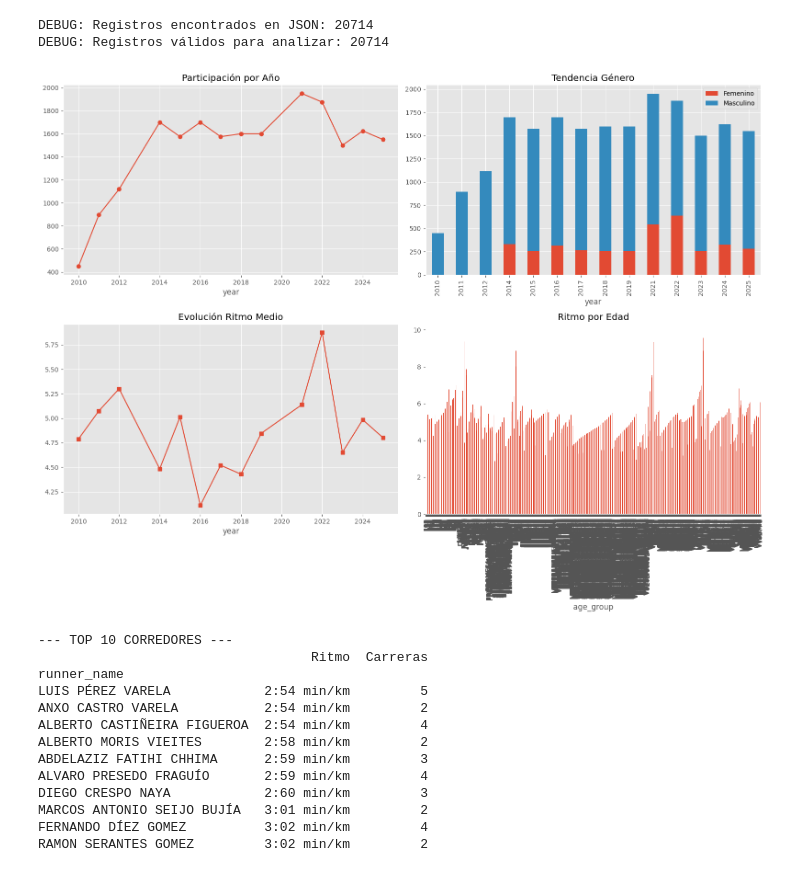
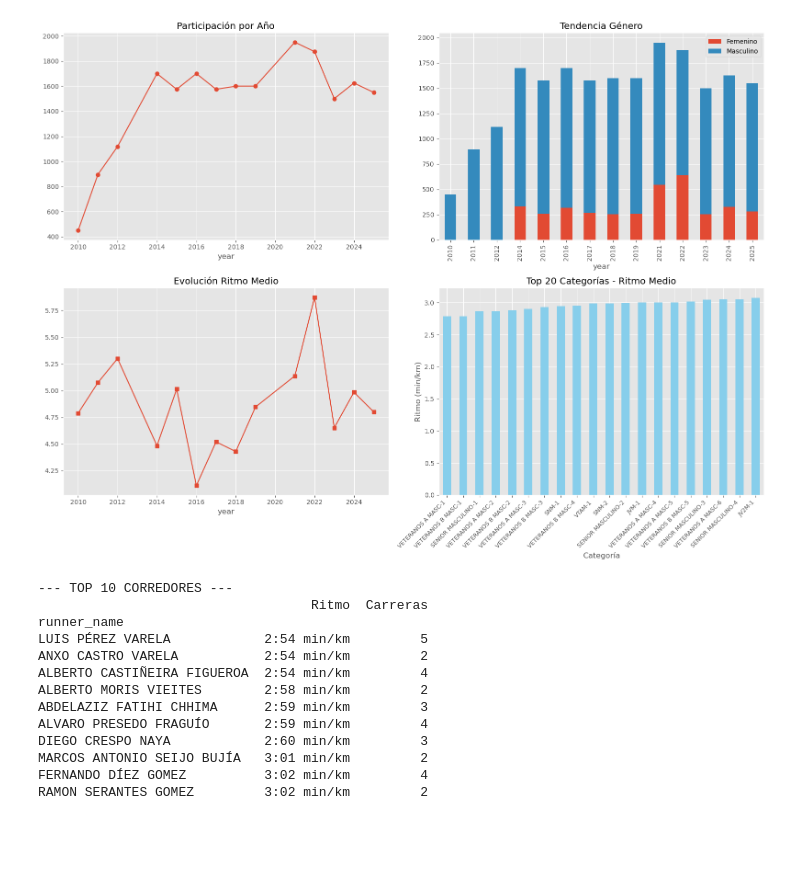
Before and after one commit to sebasrt97/Race-Analysis-Platform, a Jupyter notebook: analisis.ipynb, the cells around one changed output. Saved outputs shown, nothing was run; the diff lists cells and outputs as text; code cells hidden in the pictures; blank space fills up the shorter version.

```diff
--- a/analisis.ipynb
+++ b/analisis.ipynb
@@ -3,11 +3,9 @@ import pandas as pd
 import matplotlib.pyplot as plt
 import sys
 
-# --- UTILIDADES ---
 def time_to_seconds(t_str):
     try:
         if pd.isna(t_str) or str(t_str).strip() == "": return None
-        # Si pandas ya lo convirtió a datetime/time por error
         t_str = str(t_str).split()[-1] if ' ' in str(t_str) else str(t_str)
         parts = t_str.strip().split(':')
         if len(parts) == 3:
@@ -22,86 +20,82 @@ def format_pace(decimal_minutes):
     seconds = int(round((decimal_minutes - minutes) * 60))
     return f"{minutes}:{seconds:02} min/km"
 
-# --- CARGA Y DIAGNÓSTICO ---
-ruta_json = '/home/sebas/Race-Analysis-Platform/scrapy_project/edMongo.json'
+# --- CARGA DE DATOS ---
+ruta_json = 'scrapy_project/edMongo.json'
 df_raw = pd.read_json(ruta_json)
 
-print(f"DEBUG: Registros encontrados en JSON: {len(df_raw)}")
-
-# --- PROCESAMIENTO SEGURO ---
+# --- PROCESAMIENTO DE DATOS ---
 df = df_raw.copy()
 df['finish_seconds'] = df['finish_time'].apply(time_to_seconds)
 df['race_distance'] = pd.to_numeric(df['race_distance'], errors='coerce')
 df['fecha'] = pd.to_datetime(df['fecha'], dayfirst=True, errors='coerce')
 
-# Veto a la imaginación: Limpiamos solo lo crítico
 df = df.dropna(subset=['finish_seconds', 'race_distance']).copy()
 
 if df.empty:
-    print("ERROR: El DataFrame quedó vacío tras limpiar 'finish_time' y 'race_distance'.")
-    print("Verifica que los formatos en el JSON sean correctos (HH:MM:SS y números).")
+    print("ERROR: Datos insuficientes tras la limpieza de registros.")
     sys.exit()
 
 df['year'] = df['fecha'].dt.year.fillna(0).astype(int)
 df['pace_min_km'] = (df['finish_seconds'] / 60) / df['race_distance']
 df['gender'] = df['gender'].astype(str).str.strip().str.capitalize()
 
-print(f"DEBUG: Registros válidos para analizar: {len(df)}")
-
 # --- VISUALIZACIÓN ---
 plt.style.use('ggplot')
 fig, axes = plt.subplots(2, 2, figsize=(16, 12))
 ax = axes.flatten()
 
-# A. Participación (Solo si hay años válidos)
+# A. Participación por Año
 if not df[df['year'] > 0].empty:
     df[df['year'] > 0].groupby('year').size().plot(ax=ax[0], kind='line', marker='o', title='Participación por Año')
 
-# B. Género (Protección contra el TypeError)
+# B. Tendencia por Género
 gender_trends = df.groupby(['year', 'gender']).size().unstack(fill_value=0)
 if not gender_trends.empty and (gender_trends.values > 0).any():
     gender_trends.columns = [str(c) for c in gender_trends.columns]
     gender_trends.plot(kind='bar', stacked=True, ax=ax[1], title='Tendencia Género')
 else:
     ax[1].set_title("Género: Datos insuficientes")
 
-# C. Ritmo Medio
+# C. Evolución Ritmo Medio
 df.groupby('year')['pace_min_km'].mean().plot(ax=ax[2], kind='line', marker='s', title='Evolución Ritmo Medio')
 
-# D. Ritmo por Edad
-df.groupby('age_group')['pace_min_km'].mean().sort_index().plot(ax=ax[3], kind='bar', title='Ritmo por Edad')
+# D. Ritmo Medio por Categoría (Top 20)
+resumen_edad = df.groupby('age_group')['pace_min_km'].mean().sort_values(ascending=True).head(20)
+resumen_edad.plot(kind='bar', ax=ax[3], title='Top 20 Categorías - Ritmo Medio', color='skyblue')
+
+ax[3].set_xticks(range(len(resumen_edad)))
+ax[3].set_xticklabels(resumen_edad.index, rotation=45, ha='right', fontsize=9)
+ax[3].set_xlabel('Categoría')
+ax[3].set_ylabel('Ritmo (min/km)')
 
 plt.tight_layout()
 plt.show()
 
-# --- TOP PERFORMERS ---
+# --- ANÁLISIS DE CORREDORES ---
 top_stats = df.groupby('runner_name').agg({'pace_min_km': 'mean', 'year': 'count'})
 
-# Lógica de respaldo: si no hay "constantes", mostramos los mejores del día
 top_filtered = top_stats[top_stats['year'] > 1]
 if top_filtered.empty:
-    print("\n[Nota] No hay corredores con múltiples carreras. Mostrando ranking general.")
     top_filtered = top_stats
 
 top_10 = top_filtered.sort_values('pace_min_km').head(10).copy()
 top_10['Ritmo'] = top_10['pace_min_km'].apply(format_pace)
 
 print("\n--- TOP 10 CORREDORES ---")
 print(top_10[['Ritmo', 'year']].rename(columns={'year': 'Carreras'}))
 # %% [output]
+[figure, new version]
-DEBUG: Registros encontrados en JSON: 20714
-DEBUG: Registros válidos para analizar: 20714
+--- TOP 10 CORREDORES ---
+                                   Ritmo  Carreras
+runner_name
+LUIS PÉREZ VARELA            2:54 min/km         5
+ANXO CASTRO VARELA           2:54 min/km         2
+ALBERTO CASTIÑEIRA FIGUEROA  2:54 min/km         4
+ALBERTO MORIS VIEITES        2:58 min/km         2
+ABDELAZIZ FATIHI CHHIMA      2:59 min/km         3
+ALVARO PRESEDO FRAGUÍO       2:59 min/km         4
+DIEGO CRESPO NAYA            2:60 min/km         3
+MARCOS ANTONIO SEIJO BUJÍA   3:01 min/km         2
+FERNANDO DÍEZ GOMEZ          3:02 min/km         4
+RAMON SERANTES GOMEZ         3:02 min/km         2
-[figure, old version]
---- TOP 10 CORREDORES ---
-                                   Ritmo  Carreras
-runner_name
-LUIS PÉREZ VARELA            2:54 min/km         5
-ANXO CASTRO VARELA           2:54 min/km         2
-ALBERTO CASTIÑEIRA FIGUEROA  2:54 min/km         4
-ALBERTO MORIS VIEITES        2:58 min/km         2
-ABDELAZIZ FATIHI CHHIMA      2:59 min/km         3
-ALVARO PRESEDO FRAGUÍO       2:59 min/km         4
-DIEGO CRESPO NAYA            2:60 min/km         3
-MARCOS ANTONIO SEIJO BUJÍA   3:01 min/km         2
-FERNANDO DÍEZ GOMEZ          3:02 min/km         4
-RAMON SERANTES GOMEZ         3:02 min/km         2
```
Also changed, not shown: 1 other file.
